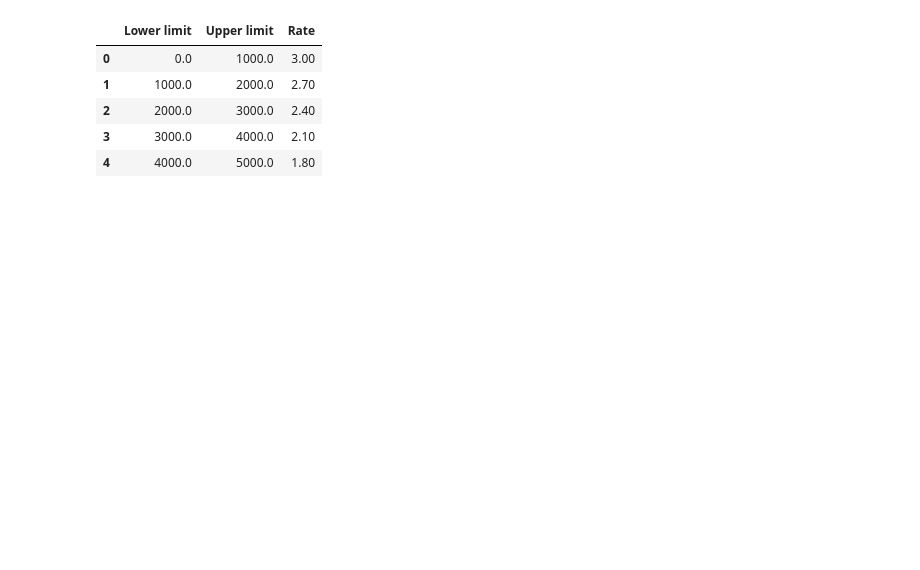
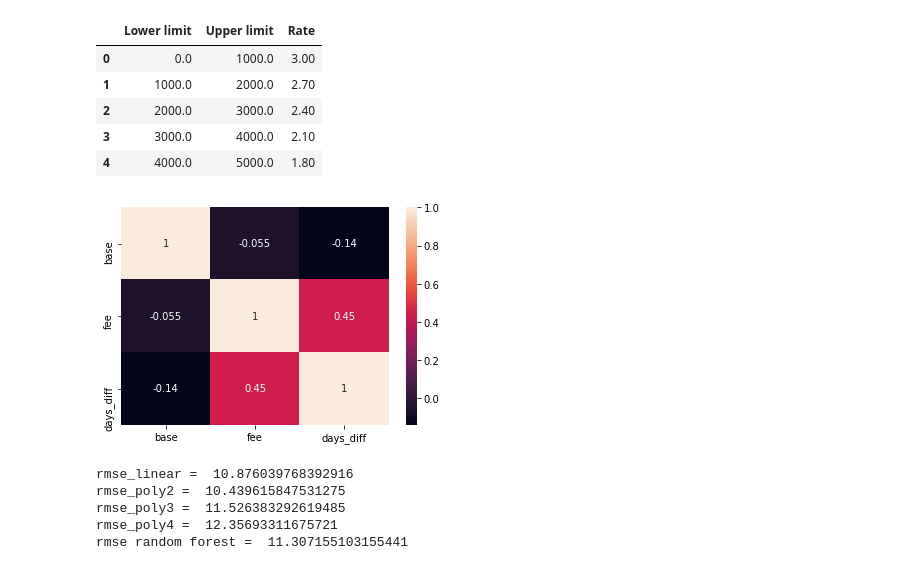
Before and after one commit to anjandash/octo-plus, a Jupyter notebook: polynomial.ipynb, the cells around one changed output. Saved outputs shown, nothing was run; the diff lists cells and outputs as text; code cells hidden in the pictures; blank space fills up the shorter version.

Commit message:
polynomial 2

```diff
--- a/polynomial.ipynb
+++ b/polynomial.ipynb
@@ -268,3 +283,7 @@ df2.head()
 | 2 | 2000.0 | 3000.0 | 2.40 |
 | 3 | 3000.0 | 4000.0 | 2.10 |
 | 4 | 4000.0 | 5000.0 | 1.80 |
+# %%
+sns.heatmap(df.corr(), annot=True);
+# %% [output]
+[figure, added]
@@ -270,0 +299,57 @@ df2.head()
+# %%
+poly2 = PolynomialFeatures(degree=2, include_bias=True)
+poly3 = PolynomialFeatures(degree=3, include_bias=True)
+poly4 = PolynomialFeatures(degree=4, include_bias=True)
+
+rmse_linear = 0
+rmse_poly2 = 0
+rmse_poly3 = 0
+rmse_poly4 = 0
+rmse_random_forest = 0
+
+k_folds = 5
+for fold in range(k_folds):
+    X_train, X_test, y_train, y_test = train_test_split(
+        X, y, test_size=0.20)
+    poly_features_train2 = poly2.fit_transform(X_train)
+    poly_features_test2 = poly2.fit_transform(X_test)
+    poly_features_train3 = poly3.fit_transform(X_train)
+    poly_features_test3 = poly3.fit_transform(X_test)
+    poly_features_train4 = poly4.fit_transform(X_train)
+    poly_features_test4 = poly4.fit_transform(X_test)
+    poly_reg_model2 = LinearRegression()
+    poly_reg_model2.fit(poly_features_train2, y_train)
+    poly_reg_model3 = LinearRegression()
+    poly_reg_model3.fit(poly_features_train3, y_train)
+    poly_reg_model4 = LinearRegression()
+    poly_reg_model4.fit(poly_features_train4, y_train)
+
+    y_pred2 = poly_reg_model2.predict(poly_features_test2)
+    rmse_poly2 += mean_squared_error(y_test, y_pred2, squared=False)
+
+    y_pred3 = poly_reg_model3.predict(poly_features_test3)
+    rmse_poly3 += mean_squared_error(y_test, y_pred3, squared=False)
+
+    y_pred4 = poly_reg_model4.predict(poly_features_test4)
+    rmse_poly4 += mean_squared_error(y_test, y_pred4, squared=False)
+
+    reg = LinearRegression().fit(X_train, y_train)
+    y_pred = reg.predict(X_test)
+    rmse_linear += mean_squared_error(y_test, y_pred, squared=False)
+
+    reg_rf = RandomForestRegressor()
+    reg_rf.fit(X_train, y_train)
+    y_pred_rf = reg_rf.predict(X_test)
+    rmse_random_forest += mean_squared_error(y_test, y_pred_rf, squared=False)
+
+print('rmse_linear = ', rmse_linear/k_folds)
+print('rmse_poly2 = ', rmse_poly2/k_folds)
+print('rmse_poly3 = ', rmse_poly3/k_folds)
+print('rmse_poly4 = ', rmse_poly4/k_folds)
+print('rmse random forest = ', rmse_random_forest/k_folds)
+# %% [output]
+rmse_linear =  10.876039768392916
+rmse_poly2 =  10.439615847531275
+rmse_poly3 =  11.526383292619485
+rmse_poly4 =  12.35693311675721
+rmse random forest =  11.307155103155441
```
Also changed, not shown: parts of 16 cells of this notebook.
